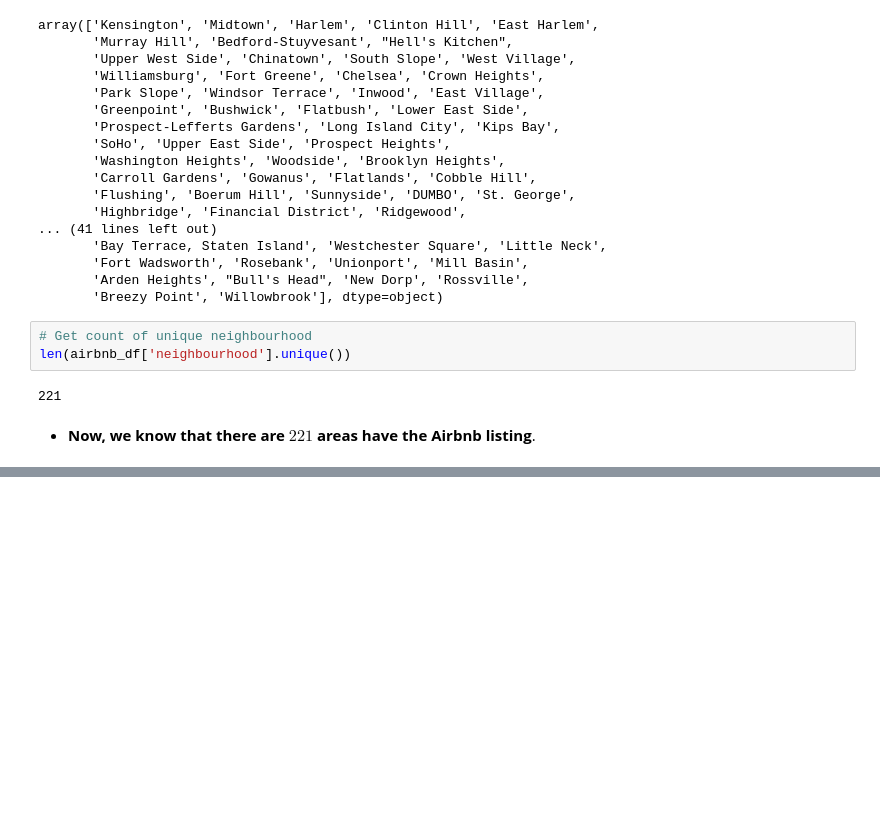
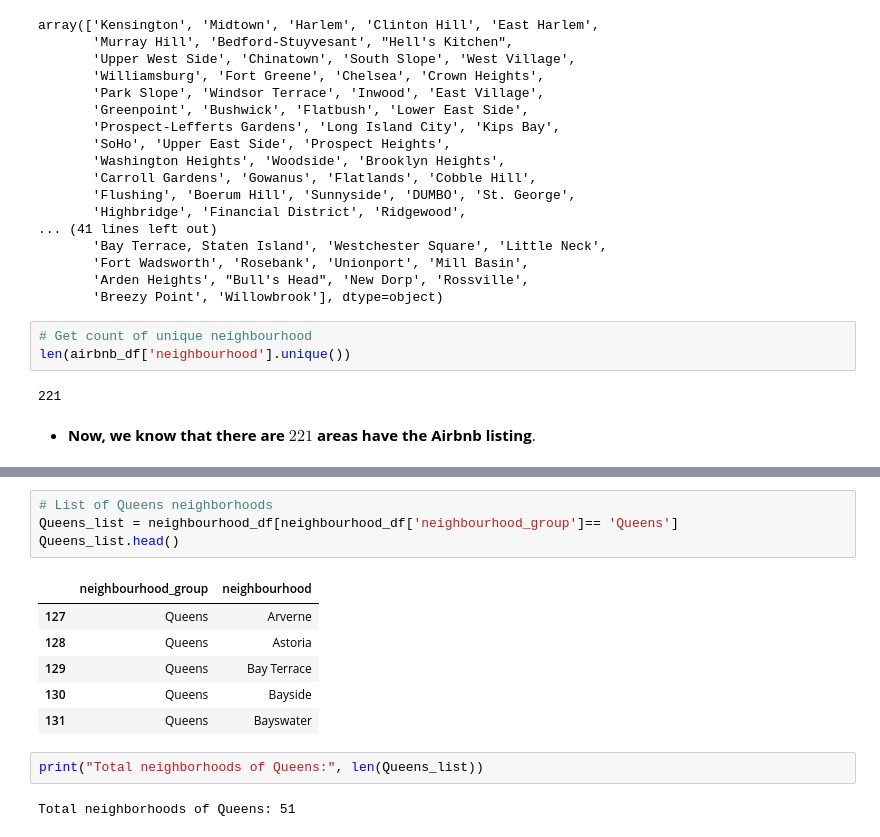
Before and after one commit to vir097/Airbnb-Bookings-Analysis---Capstone-Project, a Jupyter notebook: Airbnb_Bookings_Analysis_Capstone_Project.ipynb, the cells around one changed output, grey strips where cells are left out. Drawn from its saved outputs; the diff is of its cells as text; blank space fills up the shorter version.

```diff
--- a/Airbnb_Bookings_Analysis_Capstone_Project.ipynb
+++ b/Airbnb_Bookings_Analysis_Capstone_Project.ipynb
@@ -372,0 +400,15 @@ len(airbnb_df['neighbourhood'].unique())
+# %%
+# List of Queens neighborhoods
+Queens_list = neighbourhood_df[neighbourhood_df['neighbourhood_group']== 'Queens']
+Queens_list.head()
+# %% [output]
+|  | neighbourhood_group | neighbourhood |
+| 127 | Queens | Arverne |
+| 128 | Queens | Astoria |
+| 129 | Queens | Bay Terrace |
+| 130 | Queens | Bayside |
+| 131 | Queens | Bayswater |
+# %%
+print("Total neighborhoods of Queens:", len(Queens_list))
+# %% [output]
+Total neighborhoods of Queens: 51
```
Also changed, not shown: parts of 15 cells of this notebook.
